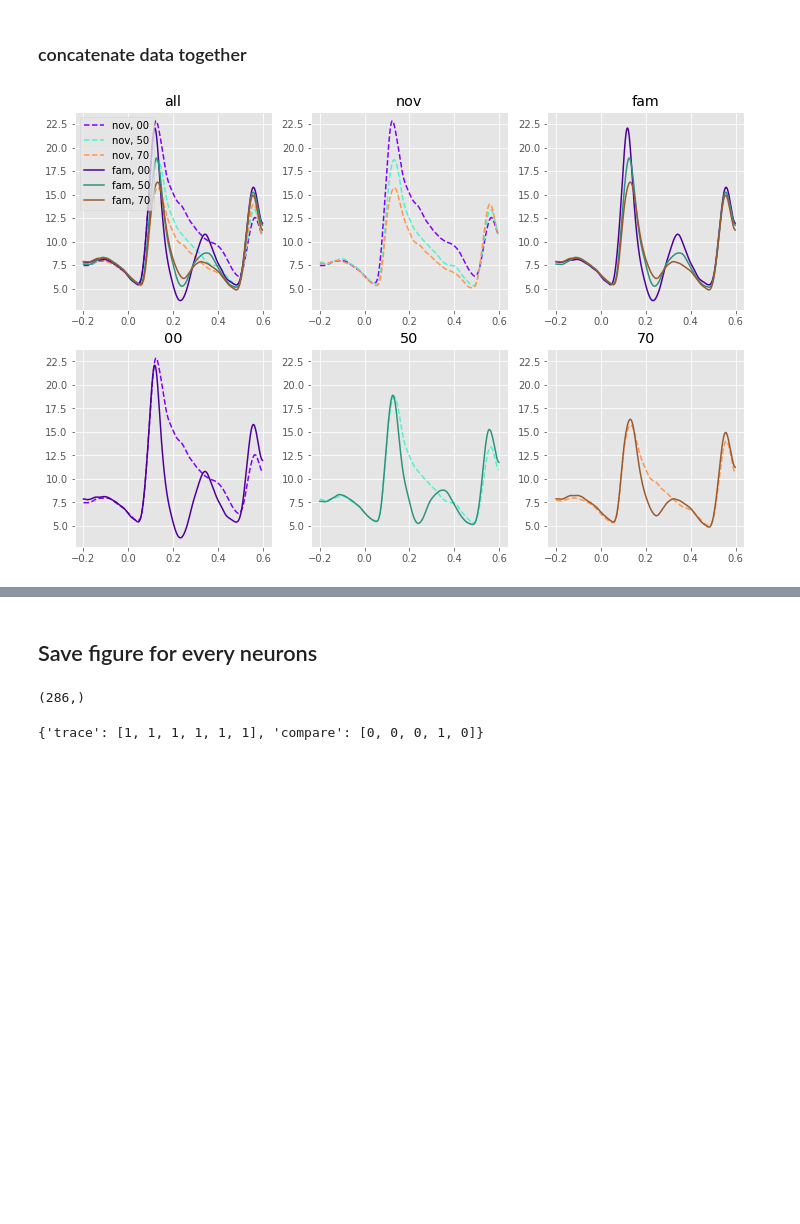
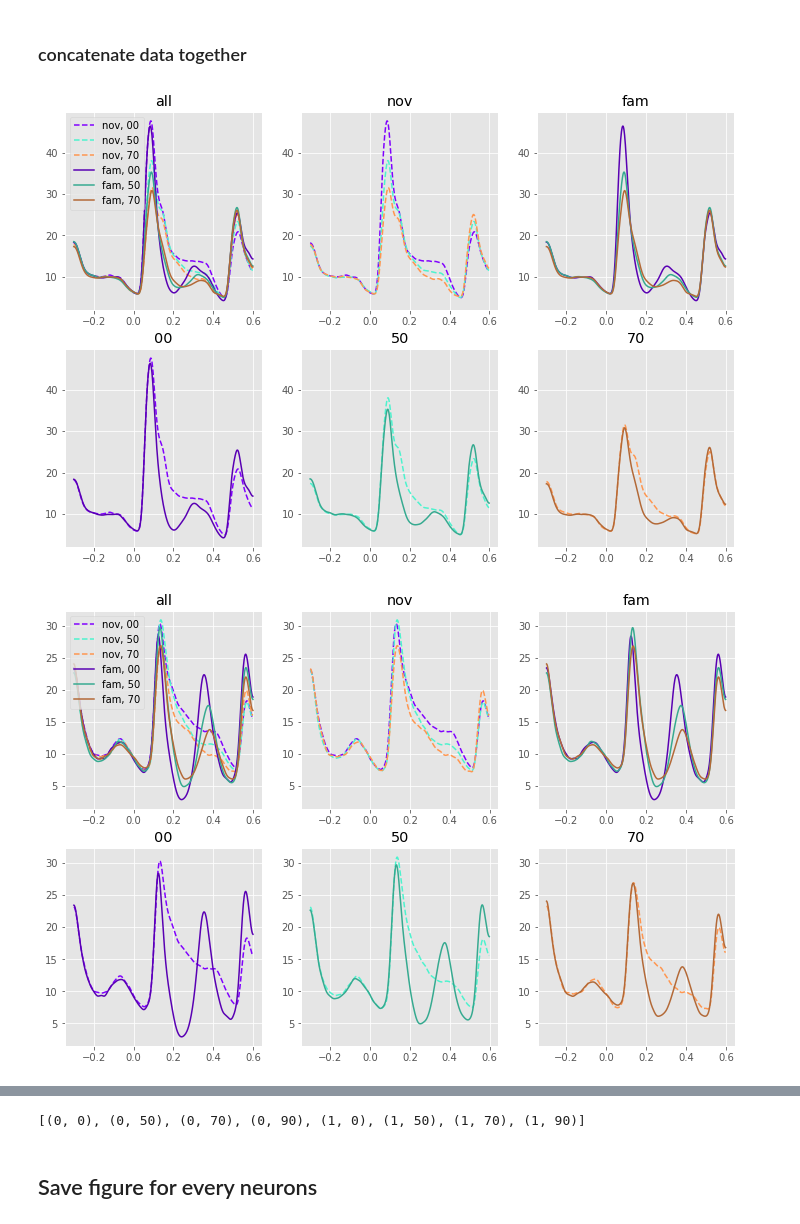
Before and after one commit to rxia/PyNeuroSG, a Jupyter notebook: script/2018-0720_analyze_Thor_h5.ipynb, the cells around one changed output, grey strips where cells are left out. Saved outputs shown, nothing was run; the diff lists cells and outputs as text; code cells hidden in the pictures; blank space fills up the shorter version.

```diff
--- a/script/2018-0720_analyze_Thor_h5.ipynb
+++ b/script/2018-0720_analyze_Thor_h5.ipynb
@@ -20,7 +20,7 @@ import misc_tools
 # Load Data from hdf5 file
 # %%
 # set path to data
-path_to_hdf5_data = '../../support_data/data_neuro_Thor_U16_all.hdf5'
+path_to_hdf5_data = '../../../data/all_data_thor_srv.hdf5'
 path_to_fig = '../temp_figs'
 # %%
 # shwo data file stucture
@@ -151,9 +164,8 @@ for datecode in tree_struct_hdf5.keys():
 # %% [markdown]
 ### concatenate data together
 # %%
-data_group_mean = np.concatenate(list_psth_group_mean, axis=2)
-data_group_std = np.concatenate(list_psth_group_std, axis=2)
 signal_all = pd.concat(list_signal).reset_index()
+signal_V4 = pd.concat(list_signal_V4).reset_index()
 ts = data_neuro['ts']
 cdtn = data_neuro['cdtn']
 
@@ -163,33 +175,69 @@ def set_signal_id(signal_info):
         signal_info['sort_code'].apply(lambda x: '{:0>1}'.format(x))],
         sep='_'
         )
-    return signal_info
+    return signal_info,
 signal_all = set_signal_id(signal_all)
+signal_V4 = set_signal_id(signal_V4)
+
+
+data_group_mean_V4 = np.concatenate(list_psth_group_mean_V4[8:], axis=2)
+data_group_std_V4 = np.concatenate(list_psth_group_std_V4[8:], axis=2)
+data_group_mean_IT = np.concatenate(list_psth_group_mean_IT[8:], axis=2)
+data_group_std_IT = np.concatenate(list_psth_group_std_IT[8:], axis=2)
+data_group_mean_IT_old = np.concatenate(list_psth_group_mean_IT_old[:8], axis=2)
+data_group_std_IT_old = np.concatenate(list_psth_group_std_IT_old[:8], axis=2)
 # %%
 
 colors = np.vstack([pnp.gen_distinct_colors(3, luminance=1.0, style='continuous', cm='rainbow'),
                     pnp.gen_distinct_colors(3, luminance=0.7, style='continuous', cm='rainbow')])
 linestyles = ['--', '--', '--', '-', '-', '-']
-cdtn_name = ['nov, 00', 'nov, 50', 'nov, 70', 'fam, 00', 'fam, 50', 'fam, 70']
+cdtn_name6 = ['nov, 00', 'nov, 50', 'nov, 70', 'fam, 00', 'fam, 50', 'fam, 70']
+cdtn_name8 = ['nov, 00', 'nov, 50', 'nov, 70', 'fam, 00', 'fam, 50', 'fam, 70']
 
 plot_highlight = dict()
 plot_highlight['all'] = {'trace': [1,1,1,1,1,1], 'compare': [0,0,0,1,0]}
 plot_highlight['nov'] = {'trace': [1,1,1,0,0,0], 'compare': [0,0,0,1,0]}
 plot_highlight['fam'] = {'trace': [0,0,0,1,1,1], 'compare': [0,0,0,0,1]}
 plot_highlight['00']  = {'trace': [1,0,0,1,0,0], 'compare': [1,0,0,0,0]}
 plot_highlight['50']  = {'trace': [0,1,0,0,1,0], 'compare': [0,1,0,0,0]}
 plot_highlight['70']  = {'trace': [0,0,1,0,0,1], 'compare': [0,0,1,0,0]}
 
 h_fig, h_axes = plt.subplots(2,3, figsize=(12,8))
 h_axes = np.ravel(h_axes)
 for i, highlight in enumerate(plot_highlight):
     plt.axes(h_axes[i])
     plt.title(highlight)
     for c in range(len(cdtn)):
-        plt.plot(ts, data_group_mean[c].mean(axis=1),
+        plt.plot(ts, data_group_mean_V4[c].mean(axis=1),
                  color=colors[c], linestyle=linestyles[c],
                  alpha=plot_highlight[highlight]['trace'][c])
     if i==0:
         plt.legend(cdtn_name)
+
+
+h_fig, h_axes = plt.subplots(2,3, figsize=(12,8))
+h_axes = np.ravel(h_axes)
+for i, highlight in enumerate(plot_highlight):
+    plt.axes(h_axes[i])
+    plt.title(highlight)
+    for c in range(len(cdtn)):
+        plt.plot(ts, data_group_mean_IT[c].mean(axis=1),
+                 color=colors[c], linestyle=linestyles[c],
+                 alpha=plot_highlight[highlight]['trace'][c])
+    if i==0:
+        plt.legend(cdtn_name)
+
+h_fig, h_axes = plt.subplots(2,3, figsize=(12,8))
+h_axes = np.ravel(h_axes)
+for i, highlight in enumerate(plot_highlight):
+    plt.axes(h_axes[i])
+    plt.title(highlight)
+    for c in range(len(cdtn)):
+        plt.plot(ts, data_group_mean_IT_old[c].mean(axis=1),
+                 color=colors[c], linestyle=linestyles[c],
+                 alpha=plot_highlight[highlight]['trace'][c])
+    if i==0:
+        plt.legend(cdtn_name)
 # %% [output]
-[figure, old version]
+[figure, new version]
+[figure, added]
@@ -196,3 +245,7 @@ for i, highlight in enumerate(plot_highlight):
+# %%
+cdtn
+# %% [output]
+[(0, 0), (0, 50), (0, 70), (0, 90), (1, 0), (1, 50), (1, 70), (1, 90)]
 # %% [markdown]
 ## Save figure for every neurons
 # %%
@@ -225,11 +278,3 @@ for i_signal, signal_id_cur in enumerate(signal_all['signal_id']):
     plt.savefig(os.path.join(path_to_fig, 'psth_svr_mask_spk_thor', 'psth_{}.png'.format(signal_id_cur)))
     plt.savefig(os.path.join(path_to_fig, 'psth_svr_mask_spk_thor', 'psth_{}.pdf'.format(signal_id_cur)))
     plt.close('all')
-# %%
-data_group_mean[i].mean(axis=0).shape
-# %% [output]
-(286,)
-# %%
-plot_highlight[highlight]
-# %% [output]
-{'trace': [1, 1, 1, 1, 1, 1], 'compare': [0, 0, 0, 1, 0]}
```
Also changed, not shown: parts of 6 cells of this notebook, 8 other files.
